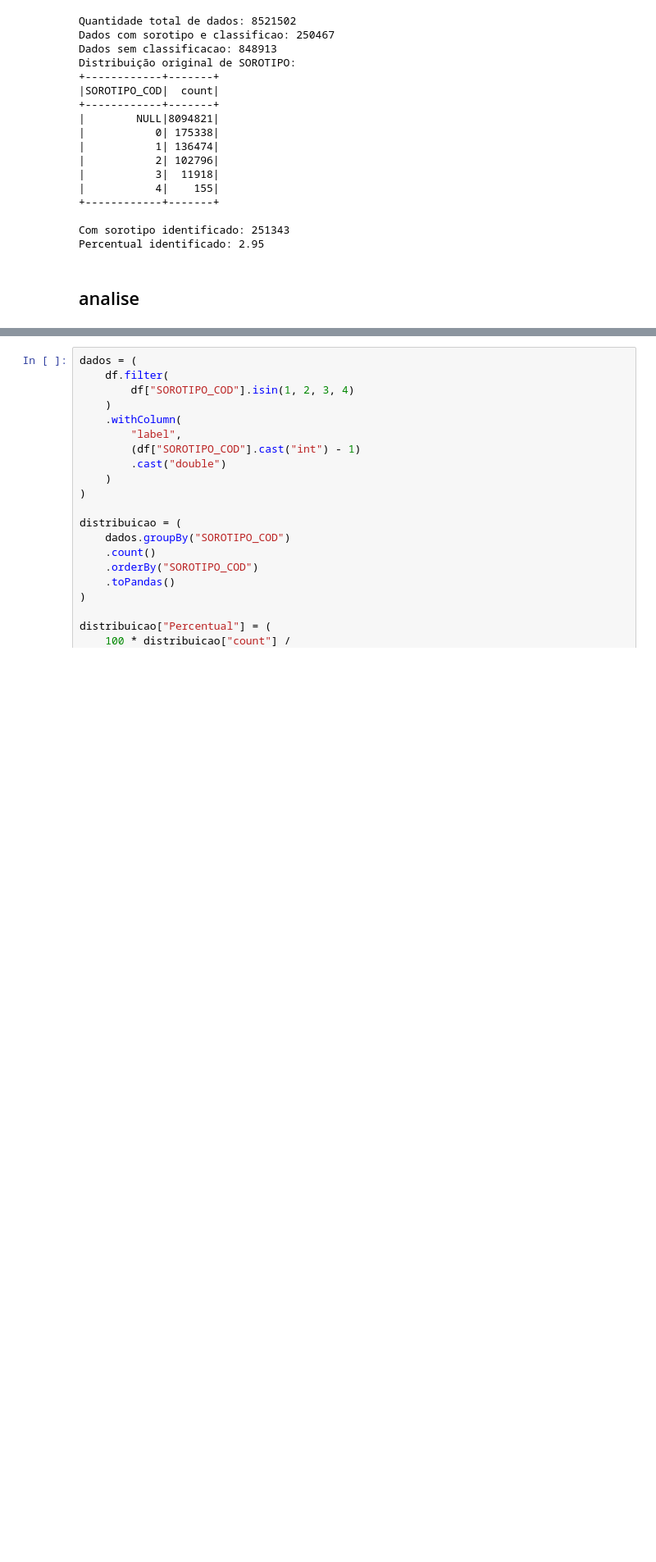
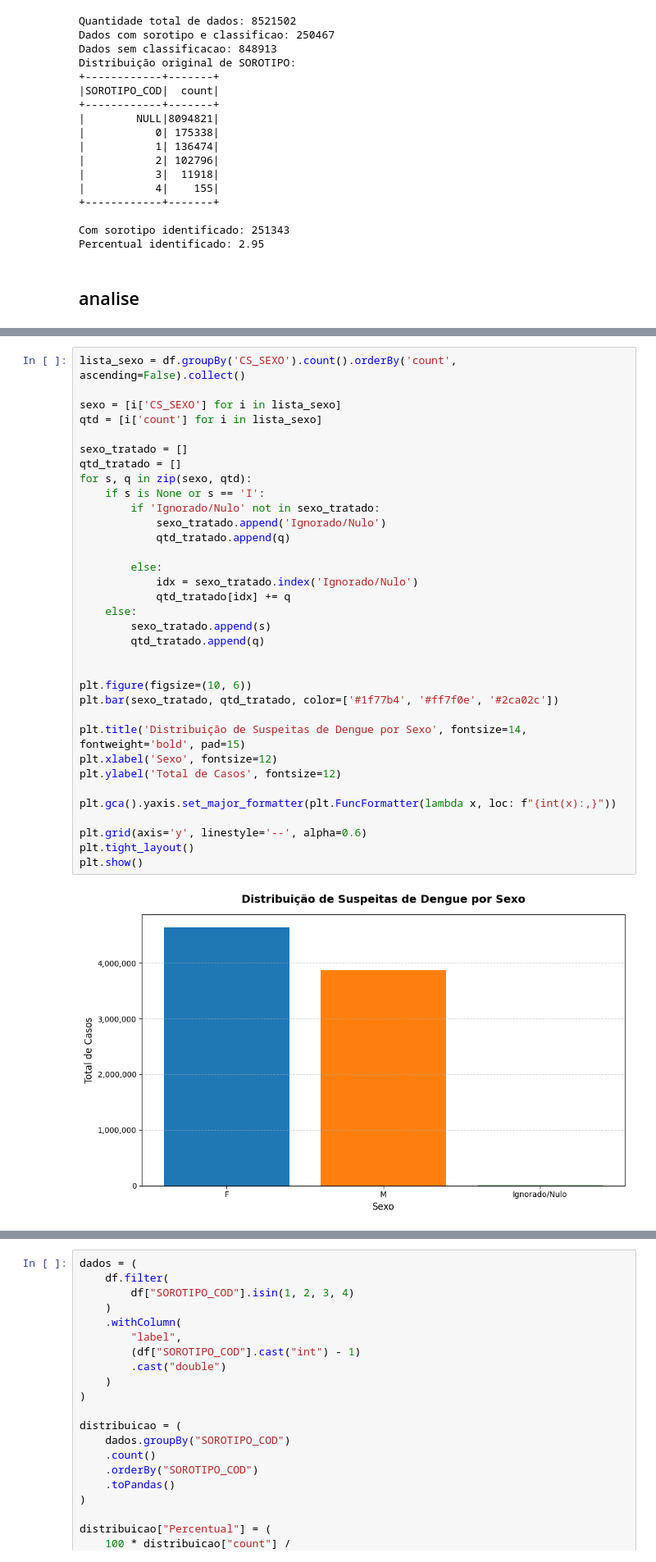
Before and after one commit to LeandroRodriguesCarneiro/pos_graduacao_analise_preparacao_dados, a Jupyter notebook: main.ipynb, the cells around one changed output, grey strips where cells are left out. Shown at 82% size. Cells and saved outputs as stored; diff of their text form; blank space fills up the shorter version.

```diff
--- a/main.ipynb
+++ b/main.ipynb
@@ -309,0 +410,36 @@ Percentual identificado: 2.95
+# %%
+lista_sexo = df.groupBy('CS_SEXO').count().orderBy('count', ascending=False).collect()
+
+sexo = [i['CS_SEXO'] for i in lista_sexo]
+qtd = [i['count'] for i in lista_sexo]
+
+sexo_tratado = []
+qtd_tratado = []
+for s, q in zip(sexo, qtd):
+    if s is None or s == 'I':
+        if 'Ignorado/Nulo' not in sexo_tratado:
+            sexo_tratado.append('Ignorado/Nulo')
+            qtd_tratado.append(q)
+
+        else:
+            idx = sexo_tratado.index('Ignorado/Nulo')
+            qtd_tratado[idx] += q
+    else:
+        sexo_tratado.append(s)
+        qtd_tratado.append(q)
+
+
+plt.figure(figsize=(10, 6))
+plt.bar(sexo_tratado, qtd_tratado, color=['#1f77b4', '#ff7f0e', '#2ca02c'])
+
+plt.title('Distribuição de Suspeitas de Dengue por Sexo', fontsize=14, fontweight='bold', pad=15)
+plt.xlabel('Sexo', fontsize=12)
+plt.ylabel('Total de Casos', fontsize=12)
+
+plt.gca().yaxis.set_major_formatter(plt.FuncFormatter(lambda x, loc: f"{int(x):,}"))
+
+plt.grid(axis='y', linestyle='--', alpha=0.6)
+plt.tight_layout()
+plt.show()
+# %% [output]
+[figure, added]
```
Also changed, not shown: parts of 9 cells of this notebook, 1 other file.
